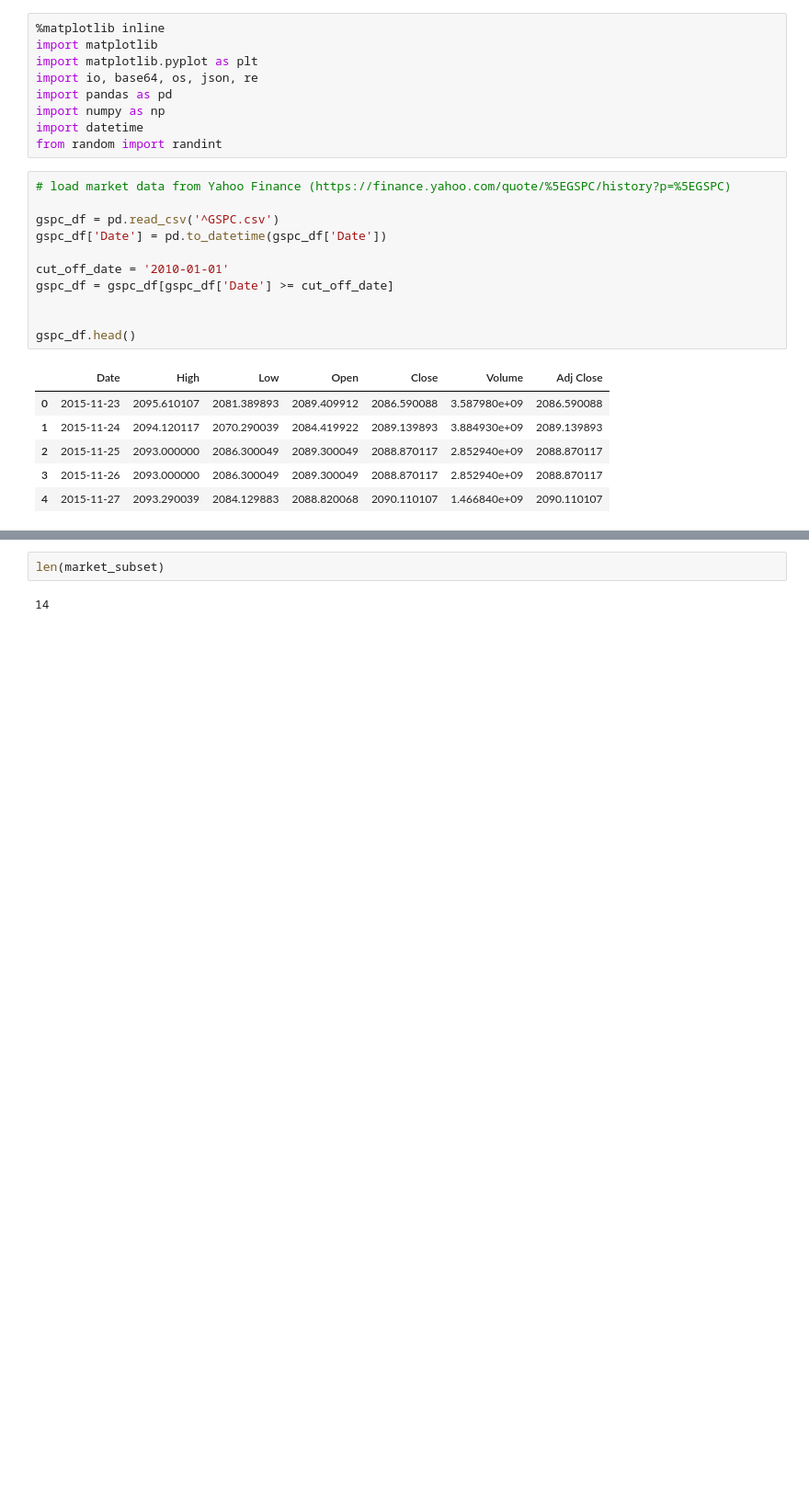
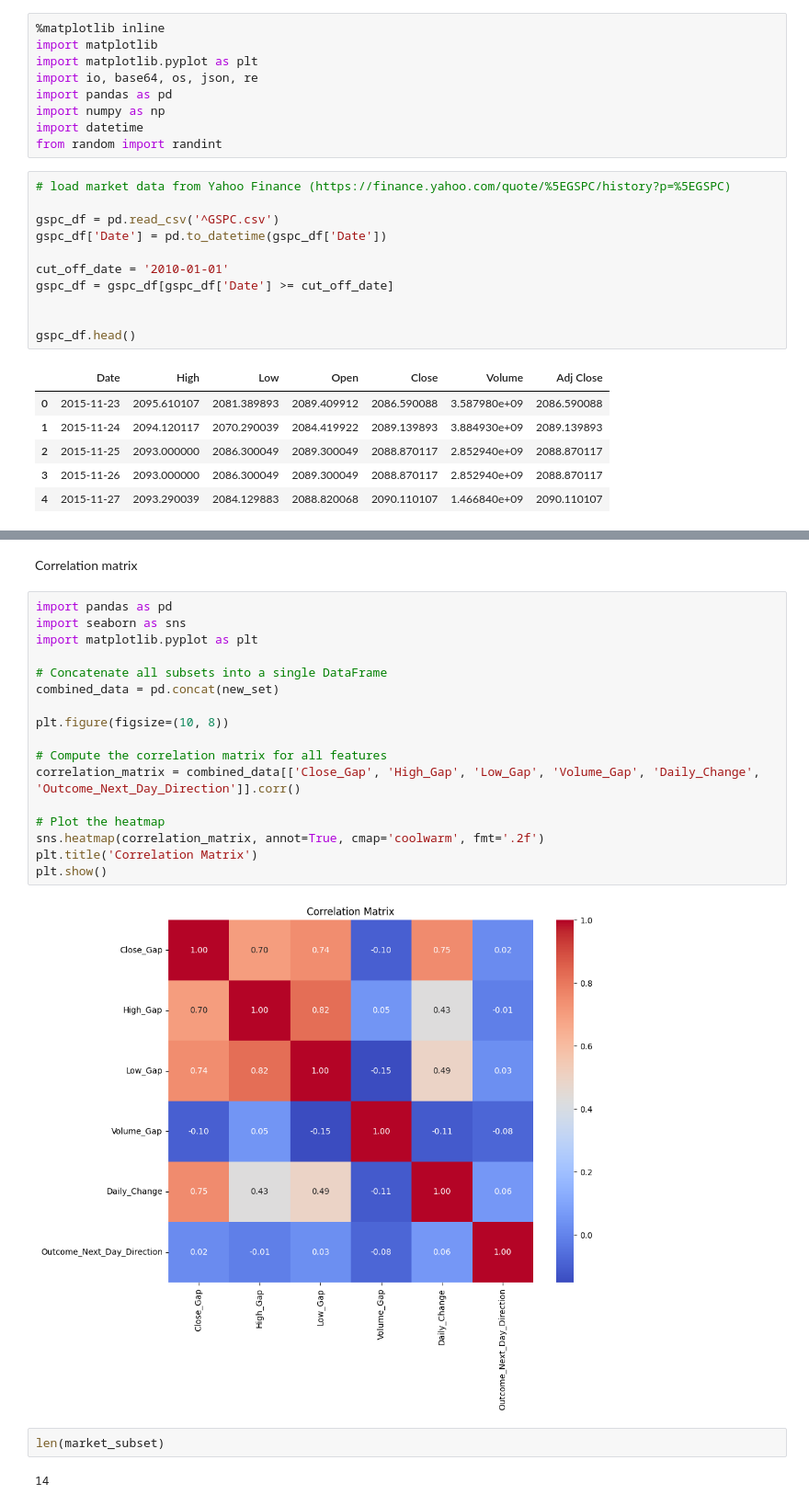
Before and after one commit to Viswaksena-J/semester, a Jupyter notebook: 5thSem/maths/maths project/Maths.ipynb, the cells around one changed output, grey strips where cells are left out. Shown at 92% size. Cells and saved outputs as stored; diff of their text form; blank space fills up the shorter version.

```diff
--- a/5thSem/maths/maths project/Maths.ipynb
+++ b/5thSem/maths/maths project/Maths.ipynb
@@ -81,3 +129,24 @@ for row_set in range(0, 100000):
+# %% [markdown]
+Correlation matrix
+# %%
+import pandas as pd
+import seaborn as sns
+import matplotlib.pyplot as plt
+
+# Concatenate all subsets into a single DataFrame
+combined_data = pd.concat(new_set)
+
+plt.figure(figsize=(10, 8))
+
+# Compute the correlation matrix for all features
+correlation_matrix = combined_data[['Close_Gap', 'High_Gap', 'Low_Gap', 'Volume_Gap', 'Daily_Change', 'Outcome_Next_Day_Direction']].corr()
+
+# Plot the heatmap
+sns.heatmap(correlation_matrix, annot=True, cmap='coolwarm', fmt='.2f')
+plt.title('Correlation Matrix')
+plt.show()
+# %% [output]
+[figure, added]
 # %%
 len(market_subset)
 # %% [output]
```
Also changed, not shown: parts of 5 cells of this notebook, 16 other files.
